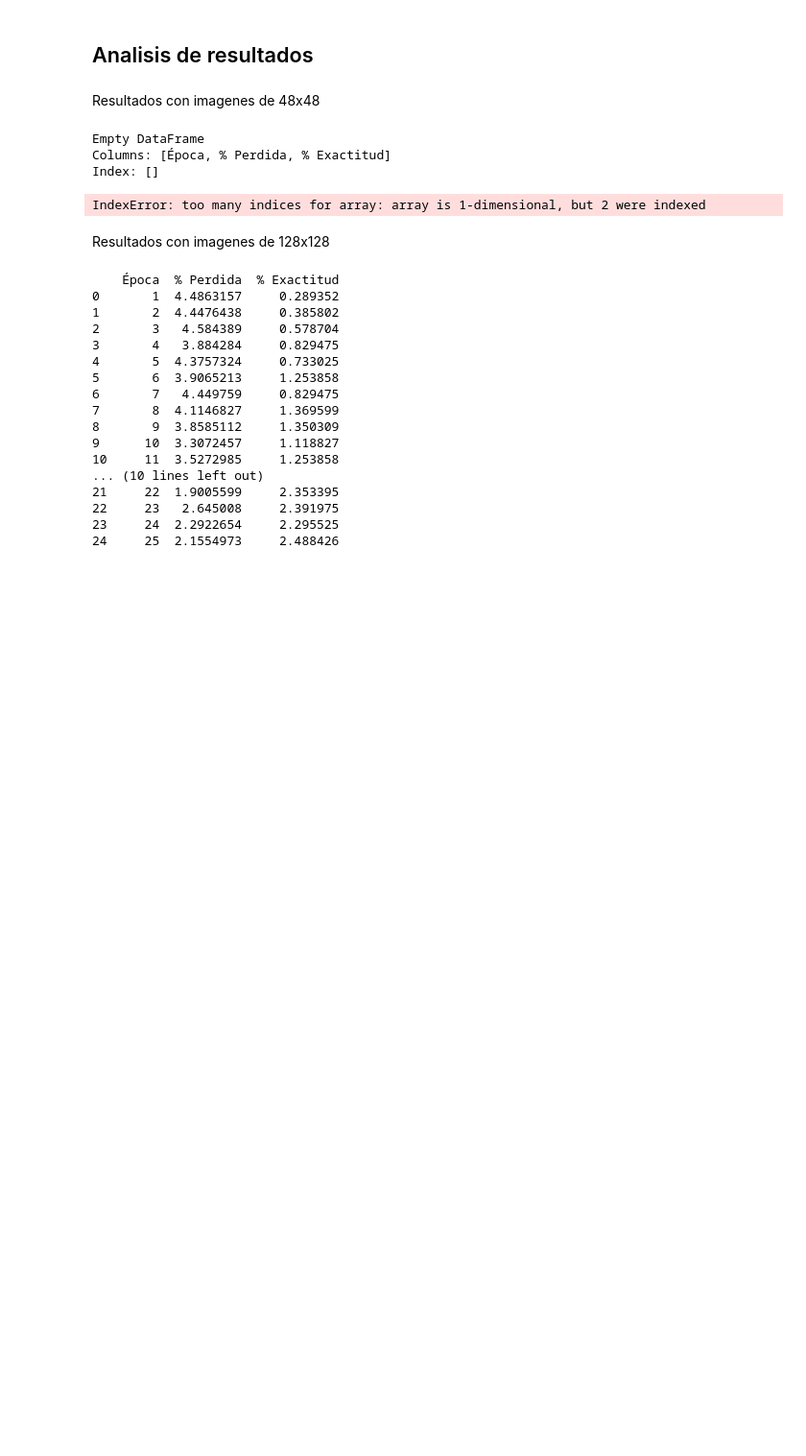
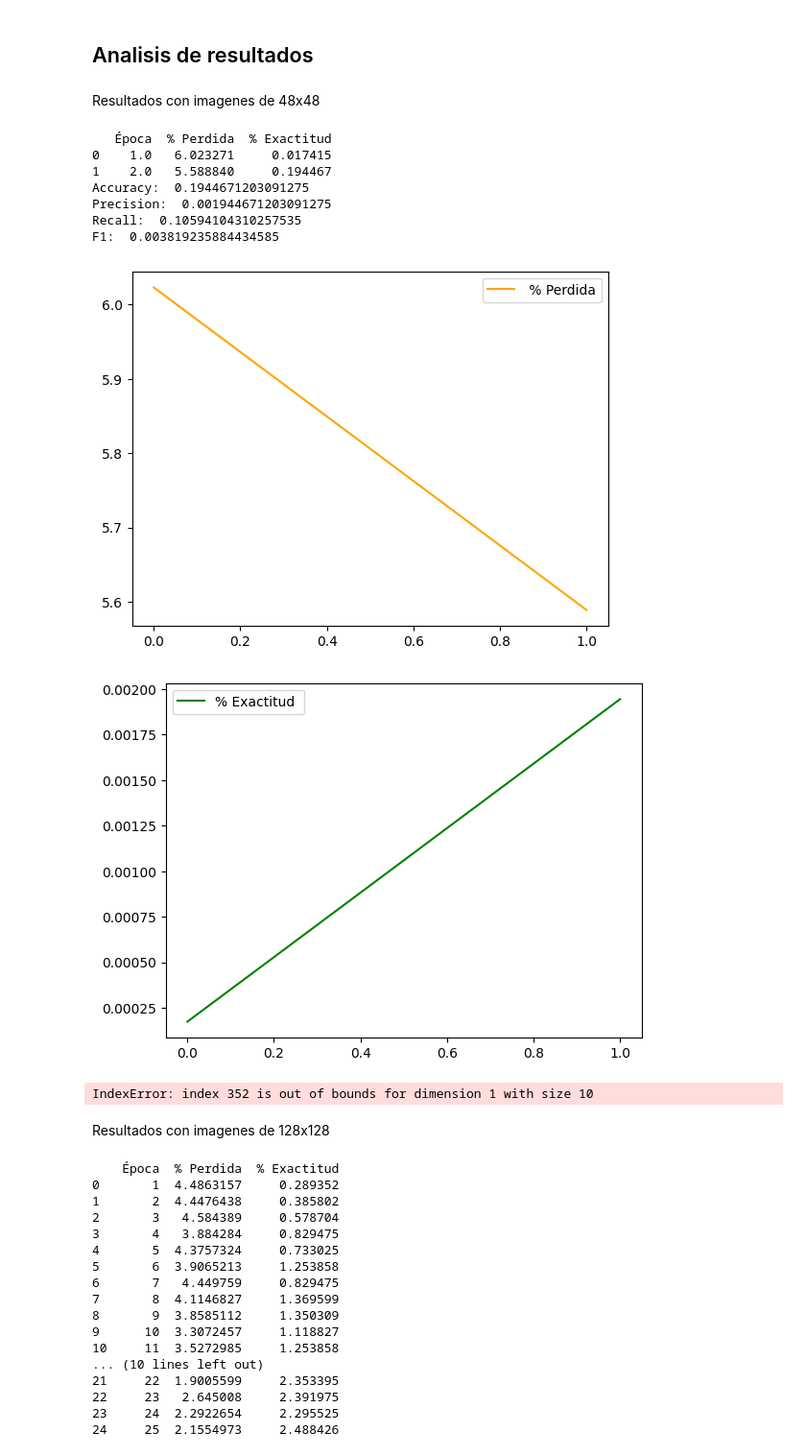
Before and after one commit to pabloamh27/CNN_-_LSTM_Project, a Jupyter notebook: CNN_Network.ipynb, the cells around one changed output. Shown at 96% size. Saved outputs shown, nothing was run; the diff lists cells and outputs as text; code cells hidden in the pictures; blank space fills up the shorter version.

```diff
--- a/CNN_Network.ipynb
+++ b/CNN_Network.ipynb
@@ -248,6 +261,6 @@ KeyboardInterrupt:
 # %%
 
-
+"""
 class CNN_HD(nn.Module):
     def __init__(self):
         super(CNN_HD, self).__init__()
@@ -288,7 +301,7 @@ criterion = nn.CrossEntropyLoss()
 optimizer = optim.SGD(model.parameters(), lr=0.01)
 start_time = time.time()
 #Iteraciones
-epochs = 2
+epochs = 25
 results_hd = []
 for epoch in range(epochs):
     for inputs, labels in trainloader:
@@ -313,4 +326,5 @@ for epoch in range(epochs):
 
 print("\n--- %s seconds ---" % (time.time() - start_time))
 torch.save(model.state_dict(), 'cifar10_model_hd.pth')
+"""
 # %% [output]
@@ -334,2 +332,17 @@ Epoch: 25/25..  Training Loss: 2.155..  Test Accuracy: 2.488%
 # %% [markdown]
 Muestra de los resultados obtenidos
+# %%
+#Clases asociadas a las imágenes.
+classes = testloader.dataset.classes
+
+dataiter = iter(testloader)
+images, labels = next(dataiter)
+
+
+# Se muestran las imágenes de prueba, muestra 100 imagenes y sus predicciones de manera ordenada en una tabla
+fig = plt.figure(figsize=(25, 4))
+for idx in np.arange(32):
+    ax = fig.add_subplot(2, 32//2, idx+1, xticks=[], yticks=[])
+    plt.imshow(np.transpose(images[idx], (1, 2, 0)))
+    ax.set_title(classes[labels[idx]])
+plt.show()
@@ -418,27 +413,60 @@ Resultados con imagenes de 48x48
 # %%
 
 #se hace una tabla con las columnas marcadas con los tensores de loss y accuracy
 df = pd.DataFrame(results, columns=['Época', '% Perdida', '% Exactitud'])
 #multiplica la exactitud por 1000
 df['% Exactitud'] = df['% Exactitud'] * 100
 print(df)
+#se calcula el recall
+recall = df['% Exactitud'].mean()
+
+#impresion de datos: Accuracy, Precision, Recall y F1.
+
+print('Accuracy: ', (acc/count).detach().numpy()*10000)
+print('Precision: ', results[-1][2])
+print('Recall: ', recall)
+
+
+#se calcula la f1
+f1 = 2 * (recall *  results[-1][2]) / (recall +  results[-1][2])
+print('F1: ', f1)
+
 
 
 #se grafican los tensores de loss y accuracy por separado
 results = np.array(results)
 plt.plot(results[:, 1], label=' % Perdida', color='orange')
 plt.legend()
 plt.show()
 
 results = np.array(results)
 plt.plot(results[:, 2], label='% Exactitud ', color= 'green')
 plt.legend()
 plt.show()
+
+
+#Despliegue de forma gráfica la matriz de confusión para el cálculo de las métricas y explique los resultados obtenidos.
+#Se crea una matriz de confusión
+confusion_matrix = torch.zeros(10, 10)
+with torch.no_grad():
+    for i, (inputs, classes) in enumerate(testloader):
+        outputs = model(inputs)
+        _, preds = torch.max(outputs, 1)
+        for t, p in zip(classes.view(-1), preds.view(-1)):
+                confusion_matrix[t.long(), p.long()] += 1
+
+print(confusion_matrix)
 # %% [output]
-Empty DataFrame
-Columns: [Época, % Perdida, % Exactitud]
-Index: []
+   Época  % Perdida  % Exactitud
+0    1.0   6.023271     0.017415
+1    2.0   5.588840     0.194467
+Accuracy:  0.1944671203091275
+Precision:  0.001944671203091275
+Recall:  0.10594104310257535
+F1:  0.003819235884434585
+[figure, added]
+[figure, added]
-IndexError: too many indices for array: array is 1-dimensional, but 2 were indexed
+IndexError: index 352 is out of bounds for dimension 1 with size 10
 # %% [markdown]
 Resultados con imagenes de 128x128
 # %%
```
Also changed, not shown: parts of 14 cells of this notebook, 2 other files.
